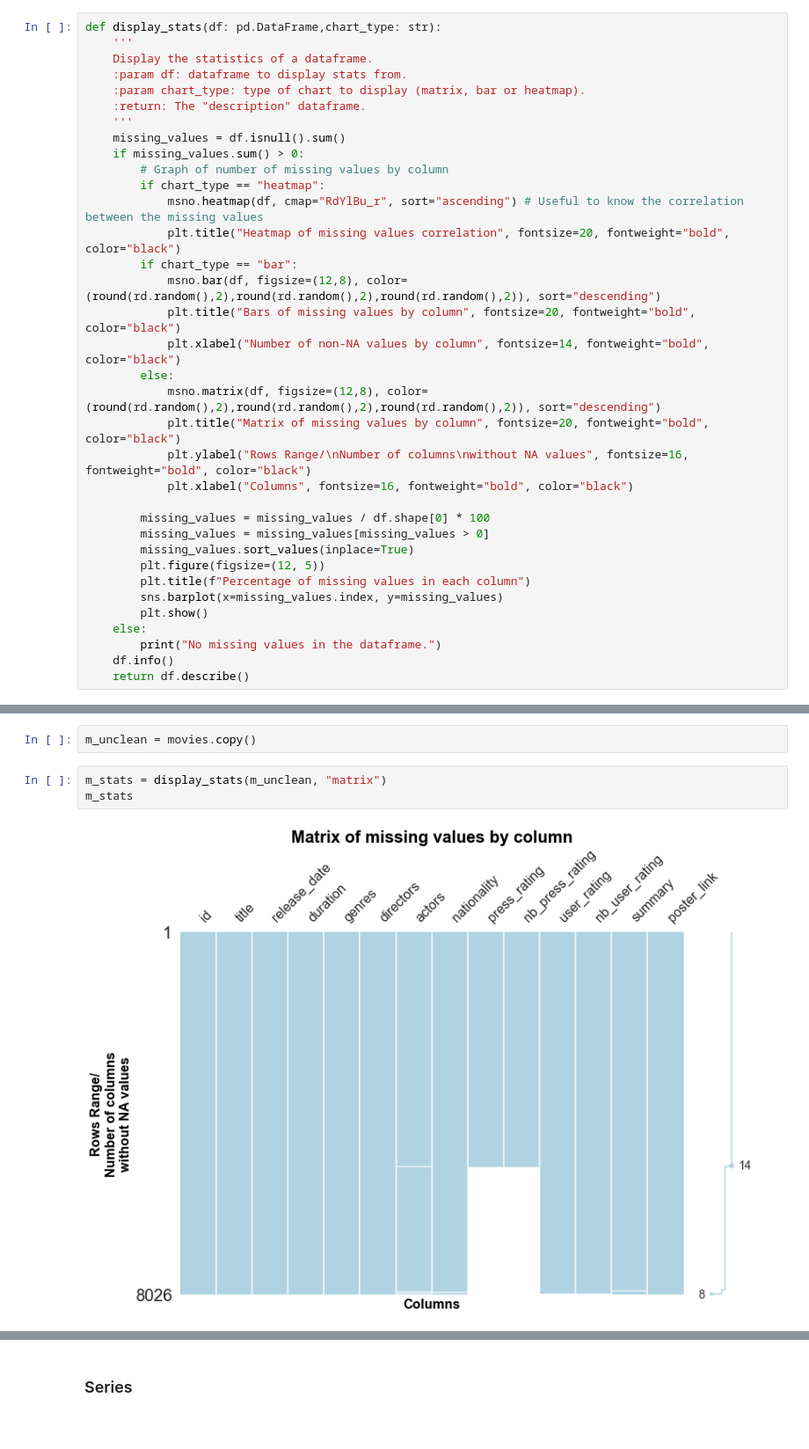
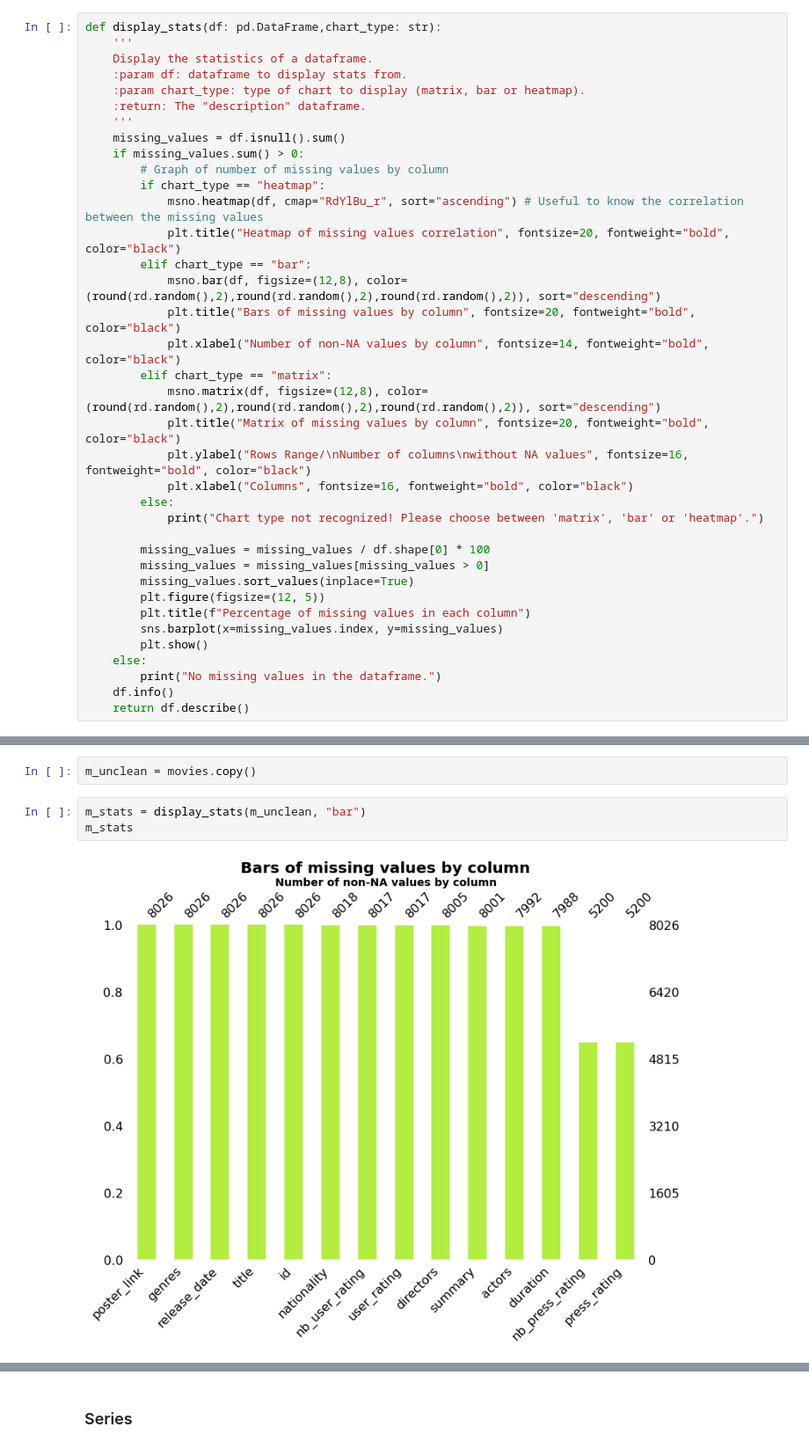
Before and after one commit to Bastien-LDC/Allocine-Recommender-System, a Jupyter notebook: Data Analysis/Allocine_Data_Analysis.ipynb, the cells around one changed output, grey strips where cells are left out. Shown at 88% size. Saved outputs shown, nothing was run; the diff lists cells and outputs as text.

Commit message:
Improve stats functions

```diff
--- a/Data Analysis/Allocine_Data_Analysis.ipynb
+++ b/Data Analysis/Allocine_Data_Analysis.ipynb
@@ -112,15 +112,17 @@ def display_stats(df: pd.DataFrame,chart_type: str):
         if chart_type == "heatmap":
             msno.heatmap(df, cmap="RdYlBu_r", sort="ascending") # Useful to know the correlation between the missing values
             plt.title("Heatmap of missing values correlation", fontsize=20, fontweight="bold", color="black")
-        if chart_type == "bar":
+        elif chart_type == "bar":
             msno.bar(df, figsize=(12,8), color=(round(rd.random(),2),round(rd.random(),2),round(rd.random(),2)), sort="descending")
             plt.title("Bars of missing values by column", fontsize=20, fontweight="bold", color="black")
             plt.xlabel("Number of non-NA values by column", fontsize=14, fontweight="bold", color="black")
-        else:
+        elif chart_type == "matrix":
             msno.matrix(df, figsize=(12,8), color=(round(rd.random(),2),round(rd.random(),2),round(rd.random(),2)), sort="descending")
             plt.title("Matrix of missing values by column", fontsize=20, fontweight="bold", color="black")
             plt.ylabel("Rows Range/\nNumber of columns\nwithout NA values", fontsize=16, fontweight="bold", color="black")
             plt.xlabel("Columns", fontsize=16, fontweight="bold", color="black")
+        else:
+            print("Chart type not recognized! Please choose between 'matrix', 'bar' or 'heatmap'.")
 
         missing_values = missing_values / df.shape[0] * 100
         missing_values = missing_values[missing_values > 0]
@@ -138,7 +140,7 @@ def display_stats(df: pd.DataFrame,chart_type: str):
 # %%
 m_unclean = movies.copy()
 # %%
-m_stats = display_stats(m_unclean, "matrix")
+m_stats = display_stats(m_unclean, "bar")
 m_stats
 # %% [output]
-[figure, old version]
+[figure, new version]
```
Also changed, not shown: parts of 13 cells of this notebook.
